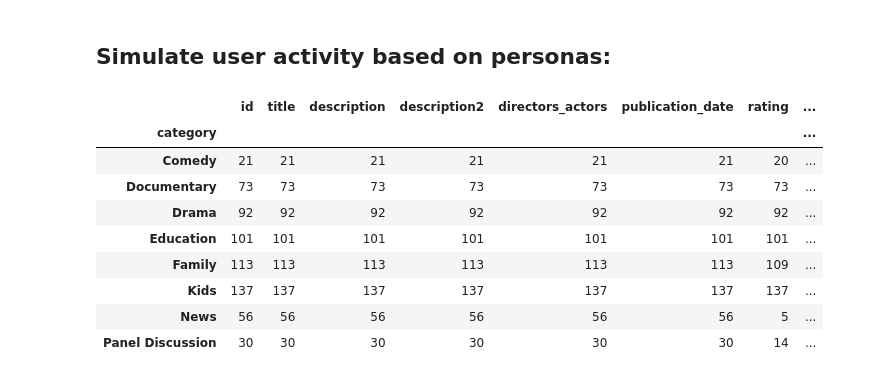
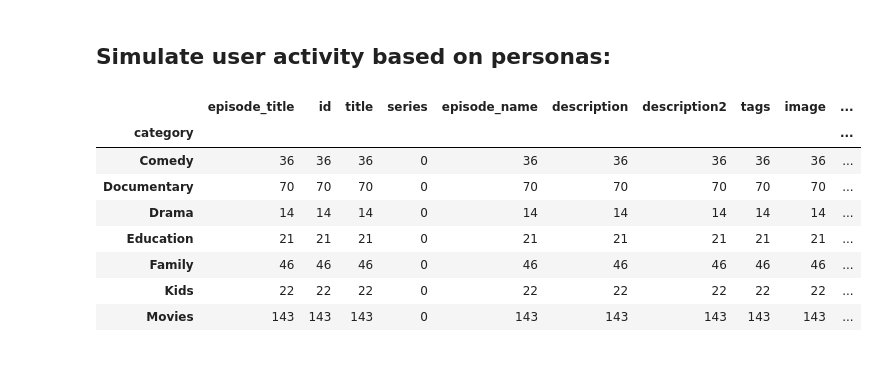
Before and after one commit to zoneout215/RS_assignment, a Jupyter notebook: notebooks/persona_activities.ipynb, the cells around one changed output. Drawn from its saved outputs; the diff is of its cells as text; code cells hidden in the pictures.

```diff
--- a/notebooks/persona_activities.ipynb
+++ b/notebooks/persona_activities.ipynb
@@ -8,22 +8,21 @@ import json
 import itertools
 import numpy as np
 # %%
-df = pd.read_pickle('./data/full_movies.pkl')
-df2 = pd.read_pickle('./data/full_shows.pkl')
+df = pd.read_pickle('/Users/ekaterinamazur/PycharmProjects/RS/data/full_movies.pkl')
+df2 = pd.read_pickle('/Users/ekaterinamazur/PycharmProjects/RS/data/full_shows.pkl')
 
 activities = {"Like": 0.4, "Dislike": 0.2, "Play": 0.4}
-df2.groupby('category').count() #we don't have comedies in dataset?
+df.groupby('category').count()
 # %% [output]
-|  | id | title | description | description2 | directors_actors | publication_date | rating | ... |
-| category |  |  |  |  |  |  |  | ... |
-| Comedy | 21 | 21 | 21 | 21 | 21 | 21 | 20 | ... |
-| Documentary | 73 | 73 | 73 | 73 | 73 | 73 | 73 | ... |
-| Drama | 92 | 92 | 92 | 92 | 92 | 92 | 92 | ... |
-| Education | 101 | 101 | 101 | 101 | 101 | 101 | 101 | ... |
-| Family | 113 | 113 | 113 | 113 | 113 | 113 | 109 | ... |
-| Kids | 137 | 137 | 137 | 137 | 137 | 137 | 137 | ... |
-| News | 56 | 56 | 56 | 56 | 56 | 56 | 5 | ... |
-| Panel Discussion | 30 | 30 | 30 | 30 | 30 | 30 | 14 | ... |
+|  | episode_title | id | title | series | episode_name | description | description2 | tags | image | ... |
+| category |  |  |  |  |  |  |  |  |  | ... |
+| Comedy | 36 | 36 | 36 | 0 | 36 | 36 | 36 | 36 | 36 | ... |
+| Documentary | 70 | 70 | 70 | 0 | 70 | 70 | 70 | 70 | 70 | ... |
+| Drama | 14 | 14 | 14 | 0 | 14 | 14 | 14 | 14 | 14 | ... |
+| Education | 21 | 21 | 21 | 0 | 21 | 21 | 21 | 21 | 21 | ... |
+| Family | 46 | 46 | 46 | 0 | 46 | 46 | 46 | 46 | 46 | ... |
+| Kids | 22 | 22 | 22 | 0 | 22 | 22 | 22 | 22 | 22 | ... |
+| Movies | 143 | 143 | 143 | 0 | 143 | 143 | 143 | 143 | 143 | ... |
 # %%
 m_id = list(df2['id'])
 s_id = list(df['id'])
```
Also changed, not shown: parts of 6 cells of this notebook, 3 other files.
